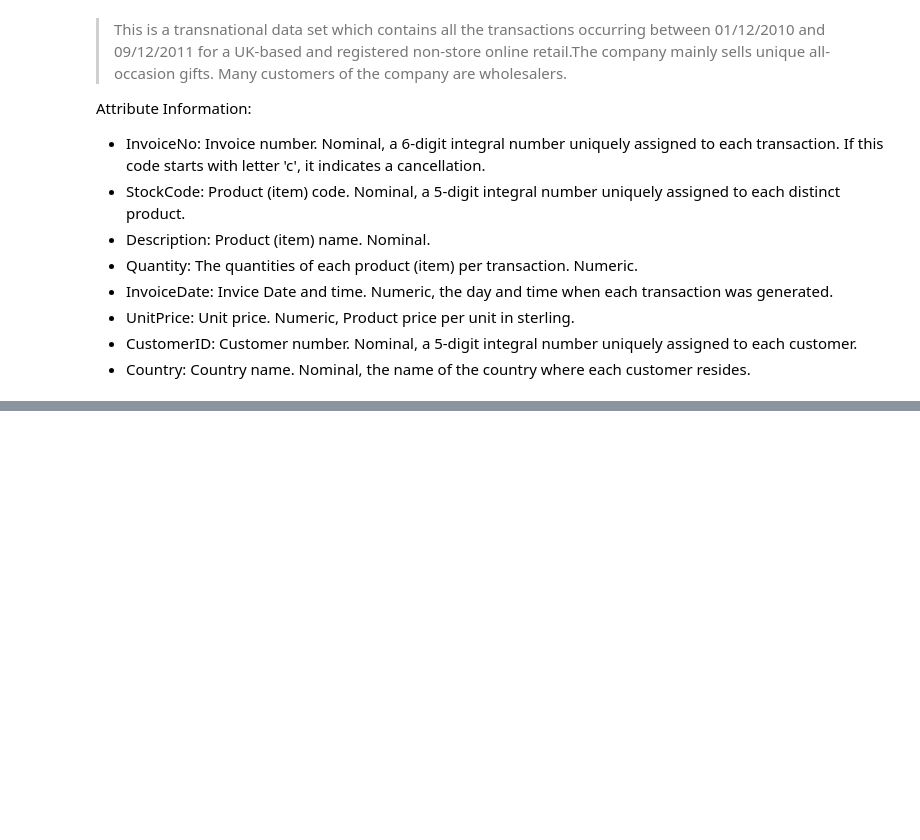
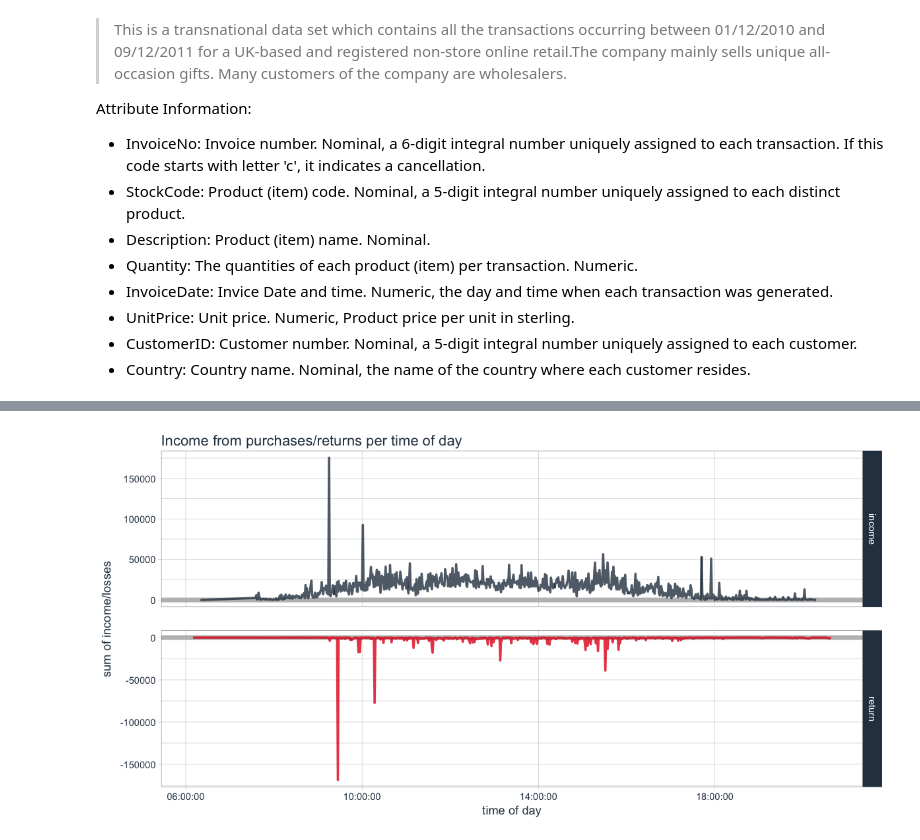
Before and after one commit to Data-Science-FMI/introduction-to-data-science-2017, a Jupyter notebook: labs/lab_3/online_retail.ipynb, the cells around one changed output, grey strips where cells are left out. Cells and saved outputs as stored; diff of their text form; code cells hidden in the pictures; blank space fills up the shorter version.

```diff
--- a/labs/lab_3/online_retail.ipynb
+++ b/labs/lab_3/online_retail.ipynb
@@ -75,0 +132,17 @@ retail
+# %%
+retail %>%
+  group_by(time, income_return) %>%
+  summarise(sum_income = sum(income)) %>%
+  ggplot(aes(x = time, y = sum_income, color = income_return)) +
+    facet_grid(income_return ~ ., scales = "free") +
+    geom_ref_line(h = 0, colour = "grey") +
+    geom_line(size = 1, alpha = 0.8) +
+    scale_color_manual(values = palette_light()) +
+    theme_tq() +
+    guides(color = FALSE) +
+    labs(title = "Income from purchases/returns per time of day",
+         x = "time of day",
+         y = "sum of income/losses",
+         color = "")
+# %% [output]
+[figure, added]
```
Also changed, not shown: parts of 31 cells of this notebook.
